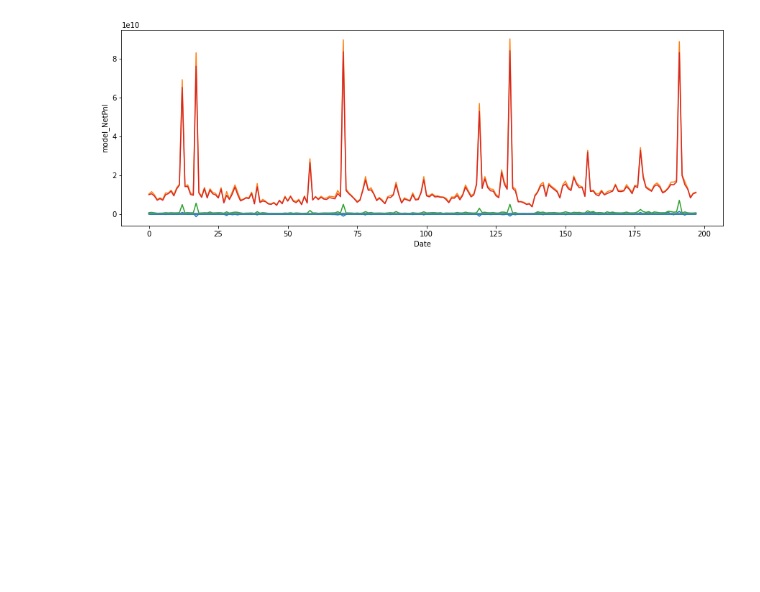
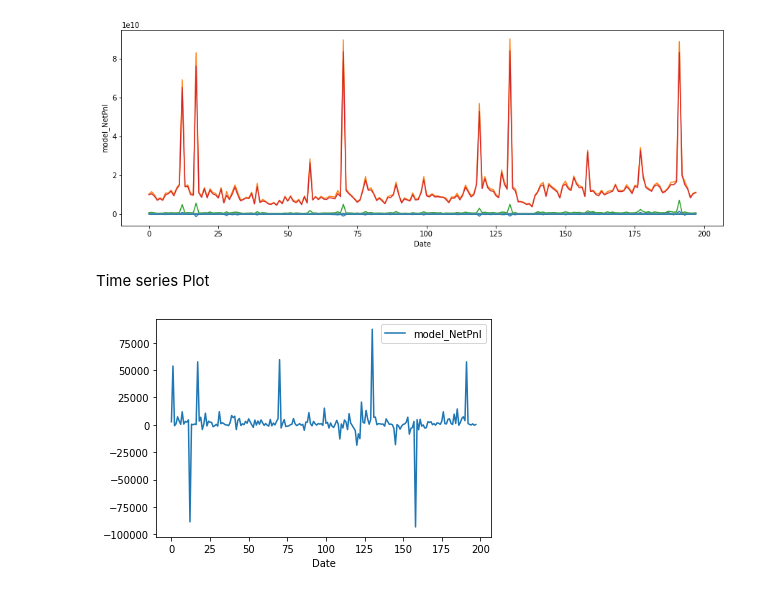
Before and after one commit to AyorindeTayo/freelance2, a Jupyter notebook: Untitled48.ipynb, the cells around one changed output. Saved outputs shown, nothing was run; the diff lists cells and outputs as text; code cells hidden in the pictures; blank space fills up the shorter version.

```diff
--- a/Untitled48.ipynb
+++ b/Untitled48.ipynb
@@ -297,3 +297,10 @@ plt.plot(data)
  <matplotlib.lines.Line2D at 0x...>,
  <matplotlib.lines.Line2D at 0x...>]
 [figure]
+# %% [markdown]
+Time series Plot
+# %%
+df.plot.line(x = 'Date', y = 'model_NetPnl')
+plt.show()
+# %% [output]
+[figure, added]
```
